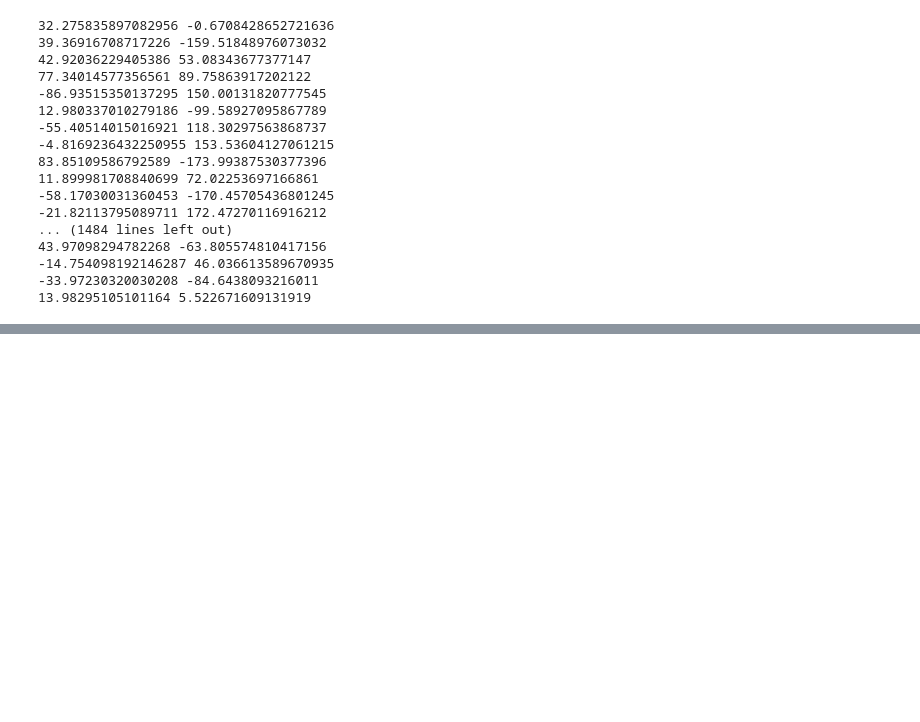
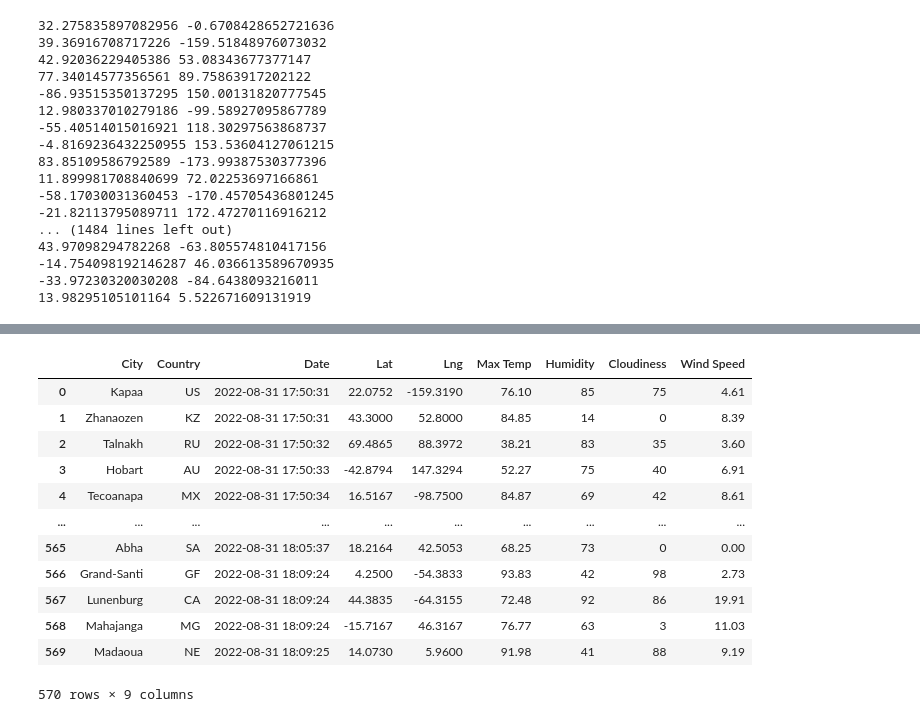
Before and after one commit to willenny/World_Weather_Analysis, a Jupyter notebook: WeatherPy.ipynb, the cells around one changed output, grey strips where cells are left out. Saved outputs shown, nothing was run; the diff lists cells and outputs as text; code cells hidden in the pictures; blank space fills up the shorter version.

Commit message:
Used API to collect city data and converted to DF.

```diff
--- a/WeatherPy.ipynb
+++ b/WeatherPy.ipynb
@@ -54,0 +61,3 @@ len(cities)
+# %%
+# Starting URL for Weather Map API Call.
+url = "http://api.openweathermap.org/data/2.5/weather?units=Imperial&APPID=" + weather_api_key
@@ -54,0 +149,3 @@ len(cities)
+# %%
+city_data_df = pd.DataFrame(city_data)
+city_data_df.head(10)
@@ -54,0 +164,18 @@ len(cities)
+# %%
+new_column_order = ["City", "Country", "Date", "Lat", "Lng", "Max Temp", "Humidity", "Cloudiness", "Wind Speed"]
+city_data_df = city_data_df[new_column_order]
+city_data_df
+# %% [output]
+|  | City | Country | Date | Lat | Lng | Max Temp | Humidity | Cloudiness | Wind Speed |
+| 0 | Kapaa | US | 2022-08-31 17:50:31 | 22.0752 | -159.3190 | 76.10 | 85 | 75 | 4.61 |
+| 1 | Zhanaozen | KZ | 2022-08-31 17:50:31 | 43.3000 | 52.8000 | 84.85 | 14 | 0 | 8.39 |
+| 2 | Talnakh | RU | 2022-08-31 17:50:32 | 69.4865 | 88.3972 | 38.21 | 83 | 35 | 3.60 |
+| 3 | Hobart | AU | 2022-08-31 17:50:33 | -42.8794 | 147.3294 | 52.27 | 75 | 40 | 6.91 |
+| 4 | Tecoanapa | MX | 2022-08-31 17:50:34 | 16.5167 | -98.7500 | 84.87 | 69 | 42 | 8.61 |
+| ... | ... | ... | ... | ... | ... | ... | ... | ... | ... |
+| 565 | Abha | SA | 2022-08-31 18:05:37 | 18.2164 | 42.5053 | 68.25 | 73 | 0 | 0.00 |
+| 566 | Grand-Santi | GF | 2022-08-31 18:09:24 | 4.2500 | -54.3833 | 93.83 | 42 | 98 | 2.73 |
+| 567 | Lunenburg | CA | 2022-08-31 18:09:24 | 44.3835 | -64.3155 | 72.48 | 92 | 86 | 19.91 |
+| 568 | Mahajanga | MG | 2022-08-31 18:09:24 | -15.7167 | 46.3167 | 76.77 | 63 | 3 | 11.03 |
+| 569 | Madaoua | NE | 2022-08-31 18:09:25 | 14.0730 | 5.9600 | 91.98 | 41 | 88 | 9.19 |
+570 rows × 9 columns
```
Also changed, not shown: parts of 7 cells of this notebook, 3 other files.
